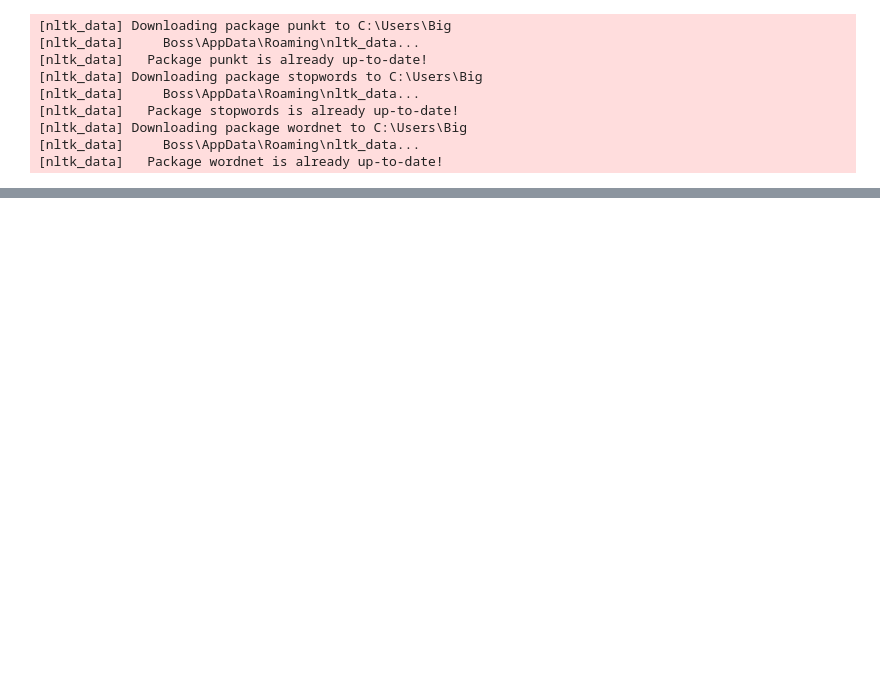
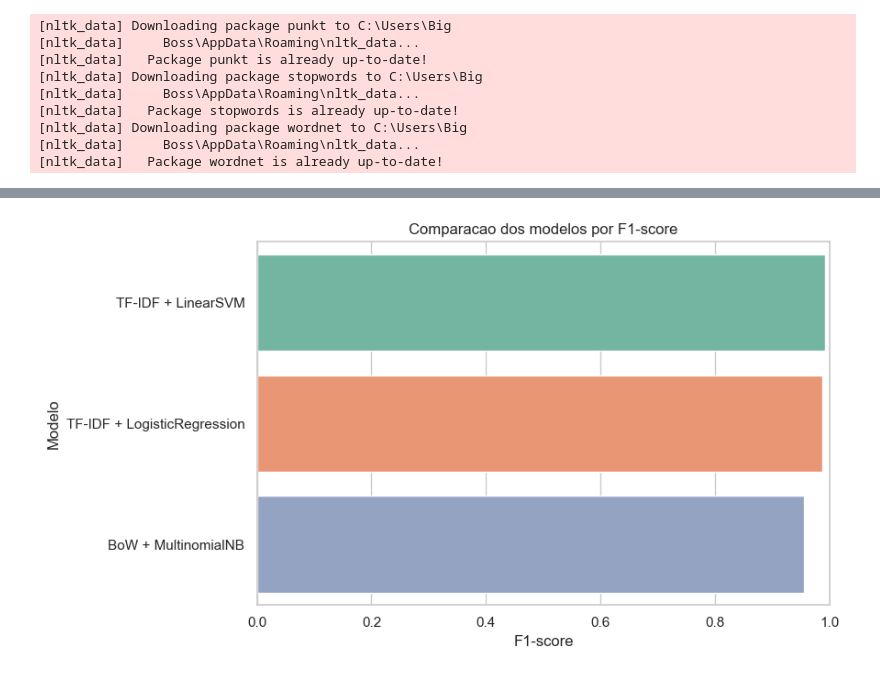
Before and after one commit to The-Andrei/Projeto-Text-Mining, a Jupyter notebook: projeto_fake_news.ipynb, the cells around one changed output, grey strips where cells are left out. Saved outputs shown, nothing was run; the diff lists cells and outputs as text; code cells hidden in the pictures; blank space fills up the shorter version.

```diff
--- a/projeto_fake_news.ipynb
+++ b/projeto_fake_news.ipynb
@@ -190,0 +352,36 @@ Pré-processamento e matrizes concluídos com sucesso e sem data leakage!
+# %%
+# Função para avaliar um modelo e calcular métricas principais
+def evaluate_model(model, X_test, y_test, model_name):
+    y_pred = model.predict(X_test)
+    result = {
+        "model": model_name,
+        "accuracy": accuracy_score(y_test, y_pred),
+        "precision": precision_score(y_test, y_pred, zero_division=0),
+        "recall": recall_score(y_test, y_pred, zero_division=0),
+        "f1": f1_score(y_test, y_pred, zero_division=0),
+    }
+
+    # Calcular AUC-ROC se o modelo tiver a capacidade de fornecer probabilidades ou scores
+    if hasattr(model, "predict_proba"):
+        y_score = model.predict_proba(X_test)[:, 1]
+        result["roc_auc"] = roc_auc_score(y_test, y_score)
+    elif hasattr(model, "decision_function"):
+        y_score = model.decision_function(X_test)
+        result["roc_auc"] = roc_auc_score(y_test, y_score)
+    else:
+        result["roc_auc"] = np.nan
+    return result
+
+results = []
+fitted_models = {}
+
+# Treinar e avaliar cada modelo
+for model_name, model in models.items():
+    print(f"A treinar: {model_name}")
+    model.fit(X_train, y_train)
+    results.append(evaluate_model(model, X_test, y_test, model_name))
+    fitted_models[model_name] = model
+
+# Criar um DataFrame para comparar os resultados dos modelos
+comparison = pd.DataFrame(results).sort_values("f1", ascending=False)
+display(comparison)
@@ -190,0 +396,11 @@ Pré-processamento e matrizes concluídos com sucesso e sem data leakage!
+# %%
+# Visualização comparativa dos modelos por F1-score
+ax = sns.barplot(data=comparison, x="f1", y="model", hue="model", legend=False)
+ax.set_title("Comparacao dos modelos por F1-score")
+ax.set_xlabel("F1-score")
+ax.set_ylabel("Modelo")
+ax.set_xlim(0, 1)
+plt.tight_layout()
+plt.show()
+# %% [output]
+[figure, added]
```
Also changed, not shown: parts of 39 cells of this notebook, 2 other files.
